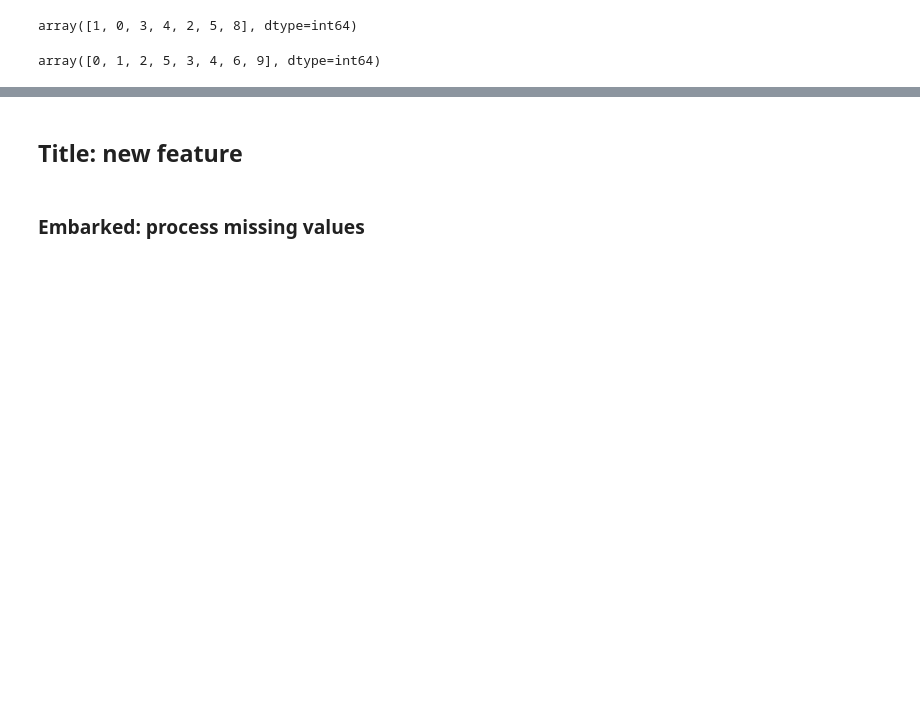
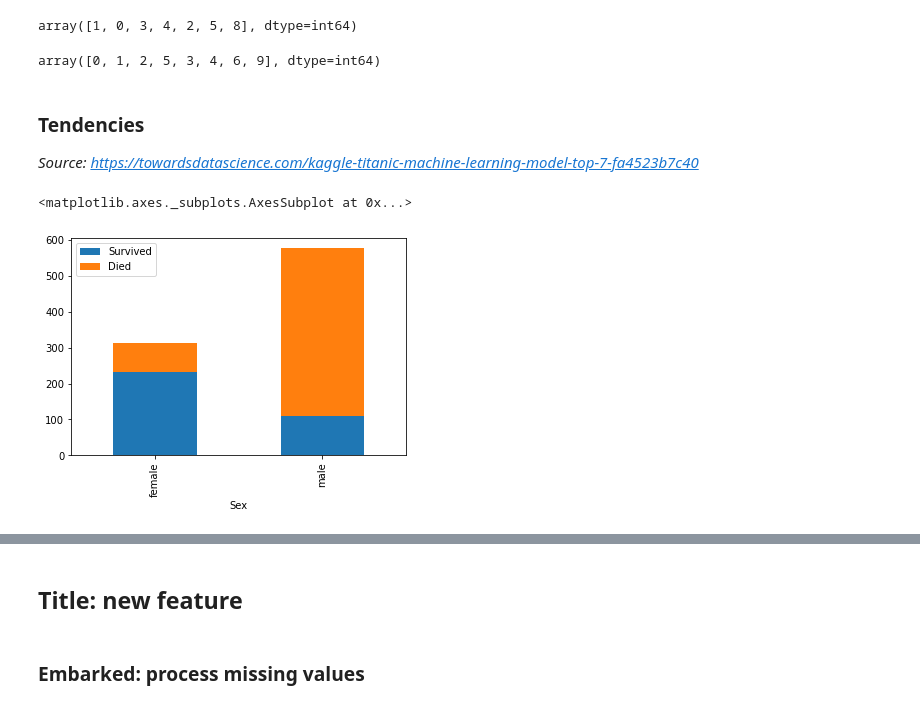
Before and after one commit to BBberghman/Kaggle-Titanic-ML, a Jupyter notebook: data_prepping.ipynb, the cells around one changed output, grey strips where cells are left out. Drawn from its saved outputs; the diff is of its cells as text; code cells hidden in the pictures; blank space fills up the shorter version.

Commit message:
added two graphs to get a quick grasp of the data

```diff
--- a/data_prepping.ipynb
+++ b/data_prepping.ipynb
@@ -75,3 +78,12 @@ array([3, 1, 2], dtype=int64)
 array(['male', 'female'], dtype=object)
 array([1, 0, 3, 4, 2, 5, 8], dtype=int64)
 array([0, 1, 2, 5, 3, 4, 6, 9], dtype=int64)
+# %% [markdown]
+### Tendencies
+*Source: https://towardsdatascience.com/kaggle-titanic-machine-learning-model-top-7-fa4523b7c40*
+# %%
+traindf['Died']=np.where(traindf['Survived'],0,1)
+traindf.groupby('Sex').agg('sum')[['Survived', 'Died']].plot(kind='bar', stacked=True)
+# %% [output]
+<matplotlib.axes._subplots.AxesSubplot at 0x...>
+[figure, added]
```
Also changed, not shown: parts of 3 cells of this notebook.
